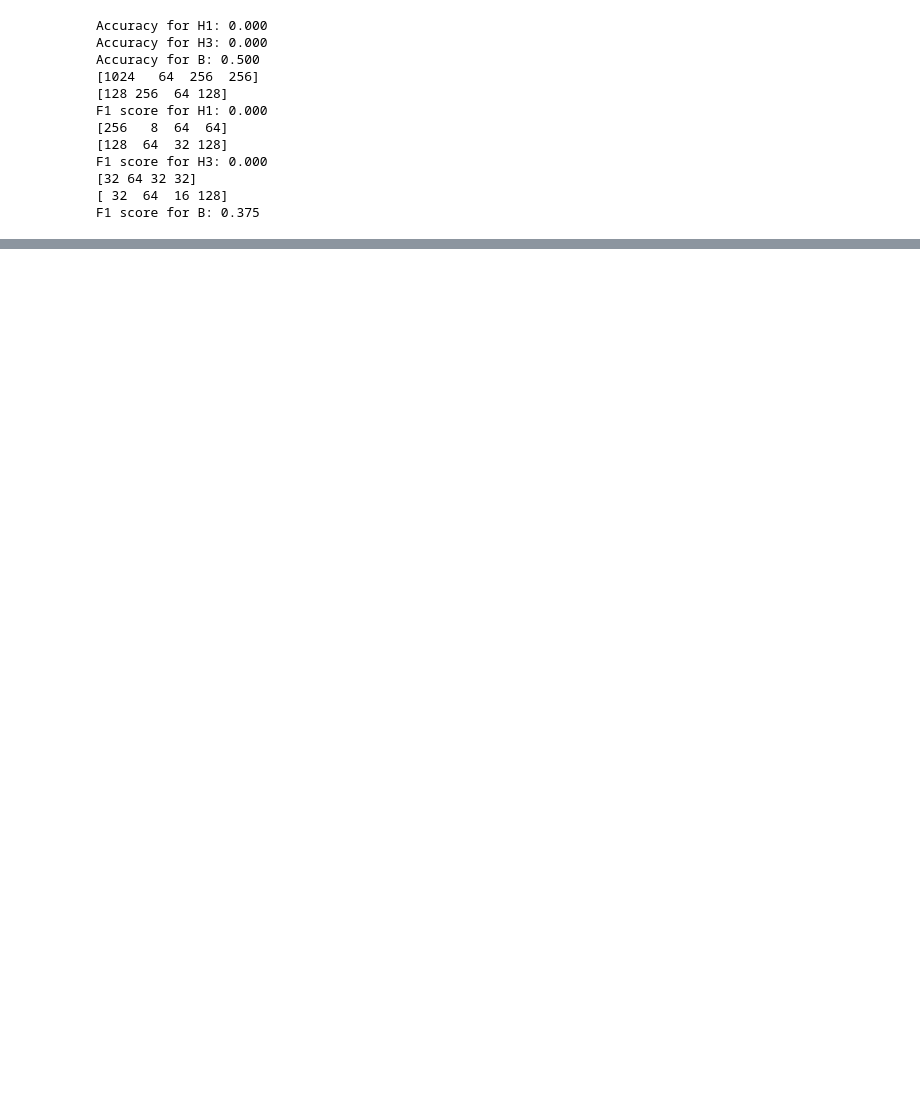
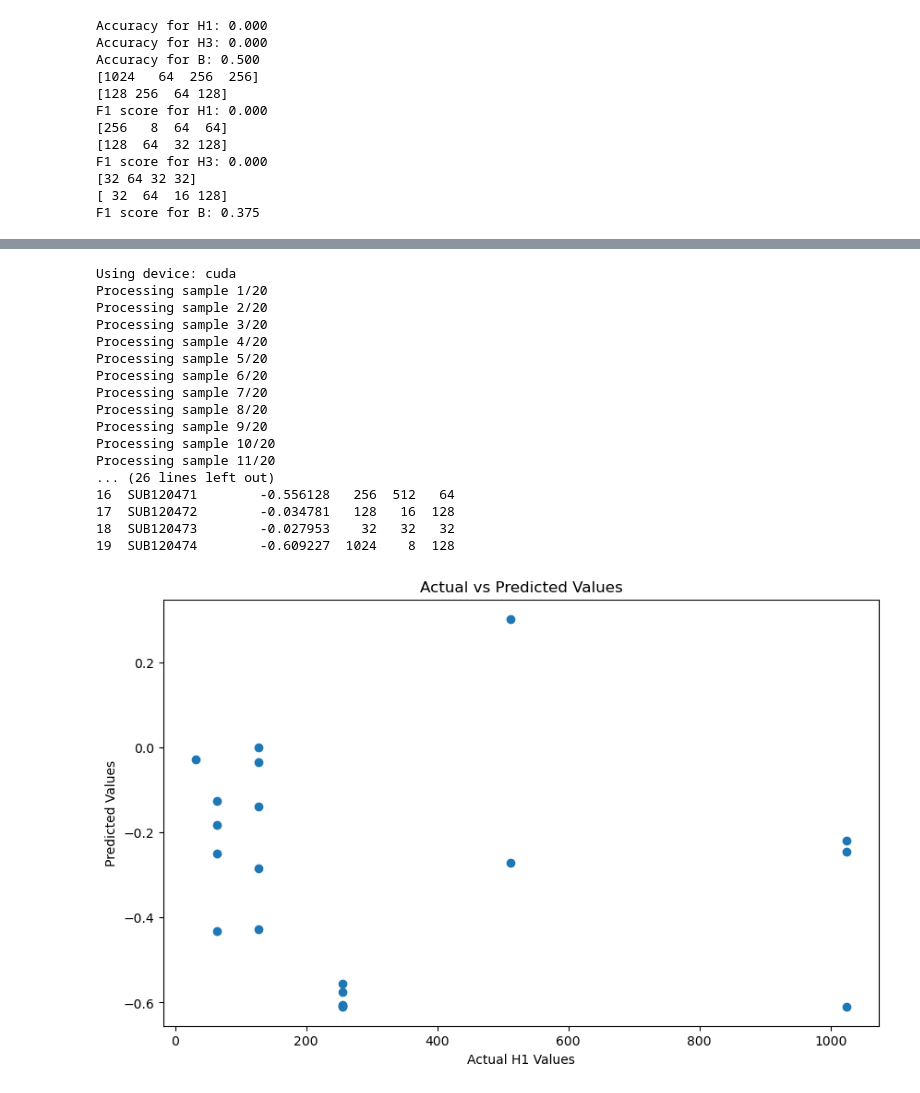
Before and after one commit to gregoryweber/cogs-181-final-project, a Jupyter notebook: analysis.ipynb, the cells around one changed output, grey strips where cells are left out. Drawn from its saved outputs; the diff is of its cells as text; code cells hidden in the pictures; blank space fills up the shorter version.

```diff
--- a/analysis.ipynb
+++ b/analysis.ipynb
@@ -106,0 +172,72 @@ F1 score for B: 0.375
+# %%
+# Set device to GPU if available, otherwise CPU
+device = torch.device('cuda' if torch.cuda.is_available() else 'cpu')
+print(f"Using device: {device}")
+model = model.to(device)
+
+results = []
+
+selected_features = [
+    ('PerCP-Cy5-5-A', 'CD4'),   # CD4
+    ('PE-A', 'CCR7'),           # CCR7
+    ('V450-A', 'CD3'),          # CD3
+    ('PE-Cy7-A', 'CD45RA'),     # CD45RA
+    ('V500-A', 'HLA-DR'),       # HLA-DR
+    ('FSC-A', ''),              # FSC-A
+    ('SSC-A', '')               # SSC-A
+]
+
+for index, row in data.iterrows():
+
+  sample_df = extractFCSDF(row['FCS Raw'], source="Raw")
+
+  features = sample_df[selected_features].values
+
+  # Convert to tensor and add batch dimension
+  features_tensor = torch.FloatTensor(features)
+  features_tensor = features_tensor.unsqueeze(0)  # Add batch dimension
+  features_tensor = features_tensor.to(device)
+
+  print(f"Processing sample {index + 1}/{len(data)}")
+
+  with torch.no_grad():
+    output = model(features_tensor)
+
+  results.append({
+    'Subject': row['Subject Accession'],
+    'Predicted_Value': output.item(),
+    'H1': row['H1'],
+    'H3': row['H3'],
+    'B': row['B']
+  })
+  torch.cuda.empty_cache()
+
+results_df = pd.DataFrame(results)
+print(results_df)
+
+# so obviously idk if this is right or not to compare?
+plt.figure(figsize=(10, 6))
+plt.scatter(results_df['H1'], results_df['Predicted_Value'])
+plt.xlabel('Actual H1 Values')
+plt.ylabel('Predicted Values')
+plt.title('Actual vs Predicted Values')
+plt.show()
+# %% [output]
+Using device: cuda
+Processing sample 1/20
+Processing sample 2/20
+Processing sample 3/20
+Processing sample 4/20
+Processing sample 5/20
+Processing sample 6/20
+Processing sample 7/20
+Processing sample 8/20
+Processing sample 9/20
+Processing sample 10/20
+Processing sample 11/20
+... (26 lines left out)
+16  SUB120471        -0.556128   256  512   64
+17  SUB120472        -0.034781   128   16  128
+18  SUB120473        -0.027953    32   32   32
+19  SUB120474        -0.609227  1024    8  128
+[figure, added]
```
Also changed, not shown: parts of 2 cells of this notebook.
